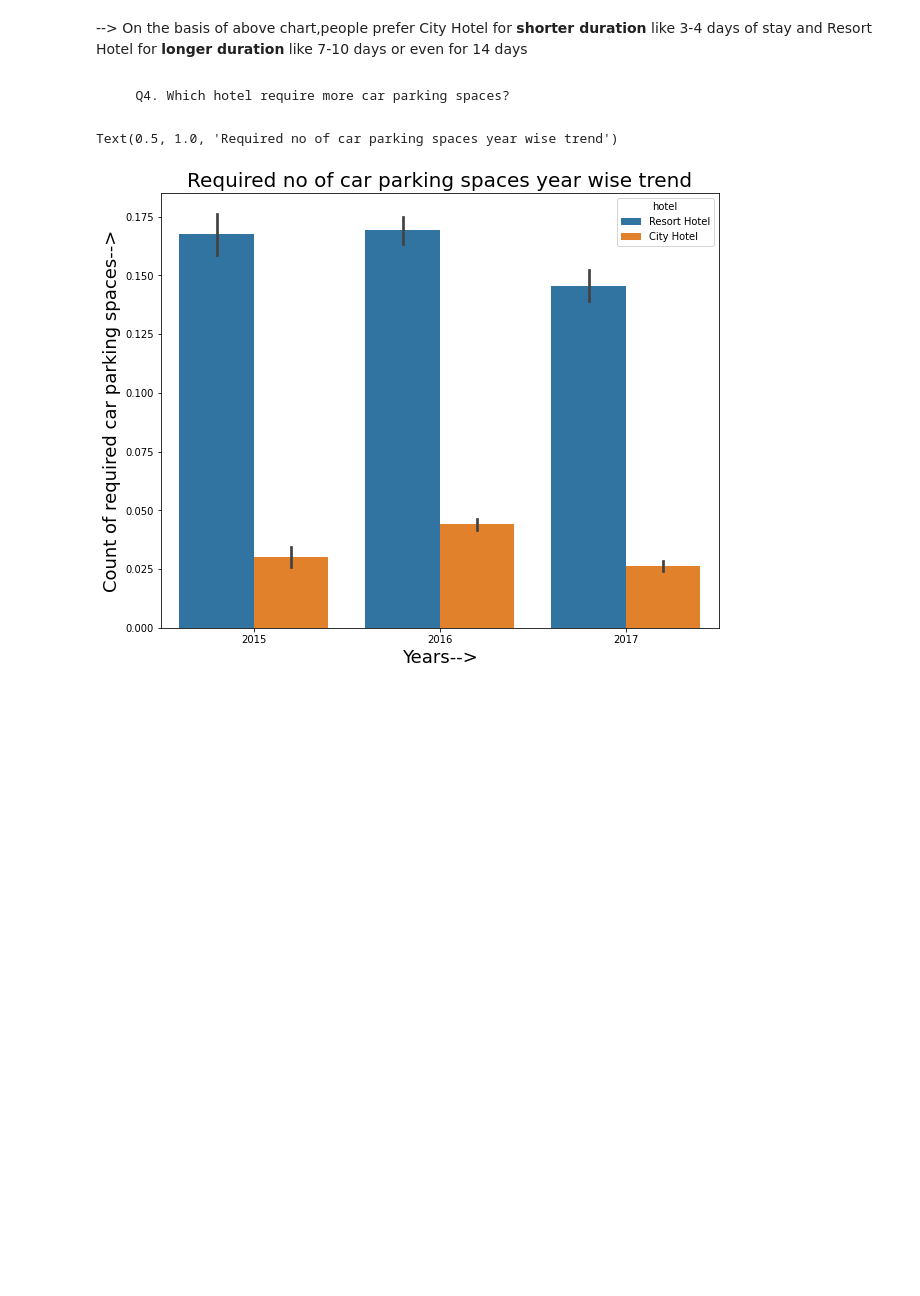
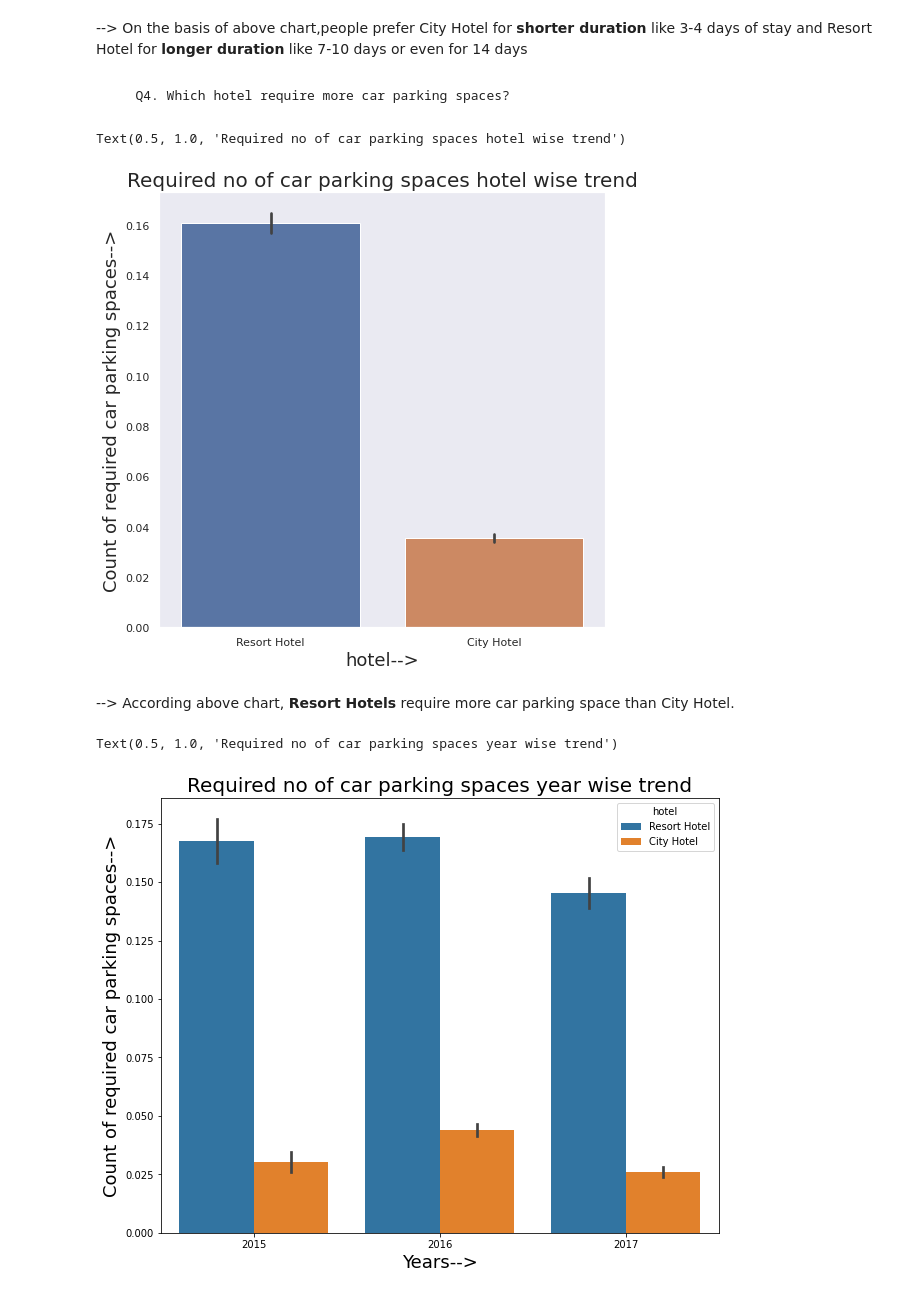
Before and after one commit to SomyaH99/Data_analysis_0f_Hotel_bookings, a Jupyter notebook: Hotel_Booking_Analysis_Capstone_Project.ipynb, the cells around one changed output. Cells and saved outputs as stored; diff of their text form; code cells hidden in the pictures; blank space fills up the shorter version.

```diff
--- a/Hotel_Booking_Analysis_Capstone_Project.ipynb
+++ b/Hotel_Booking_Analysis_Capstone_Project.ipynb
@@ -438,6 +438,18 @@ Text(0.5, 1.0, 'Chart of duration of stay')
 -->  On the basis of above chart,people prefer City Hotel for **shorter duration** like 3-4 days of stay and Resort Hotel for **longer duration** like 7-10 days or even for 14 days
 # %% [markdown]
        Q4. Which hotel require more car parking spaces?
+# %%
+# bar graph on required no of car parking hotel wise trend
+plt.figure(figsize=(8,8))
+sns.barplot(x=df['hotel'],y=df1['required_no_of_car_parking_space'])
+plt.xlabel('hotel-->',fontsize=18)
+plt.ylabel('Count of required car parking spaces-->',fontsize=18)
+plt.title('Required no of car parking spaces hotel wise trend',fontsize=20)
+# %% [output]
+Text(0.5, 1.0, 'Required no of car parking spaces hotel wise trend')
+[figure, added]
+# %% [markdown]
+--> According above chart, **Resort Hotels** require more car parking space than City Hotel.
 # %%
 # bar graph on required no of car parking spaces year wise trend
 plt.figure(figsize=(10,8))
```
Also changed, not shown: parts of 3 cells of this notebook.
